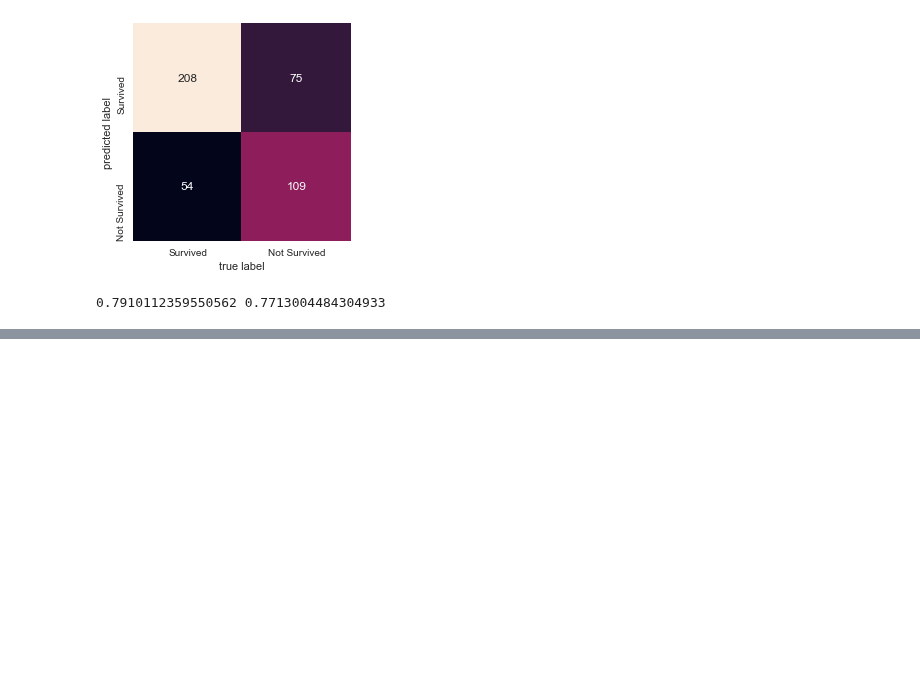
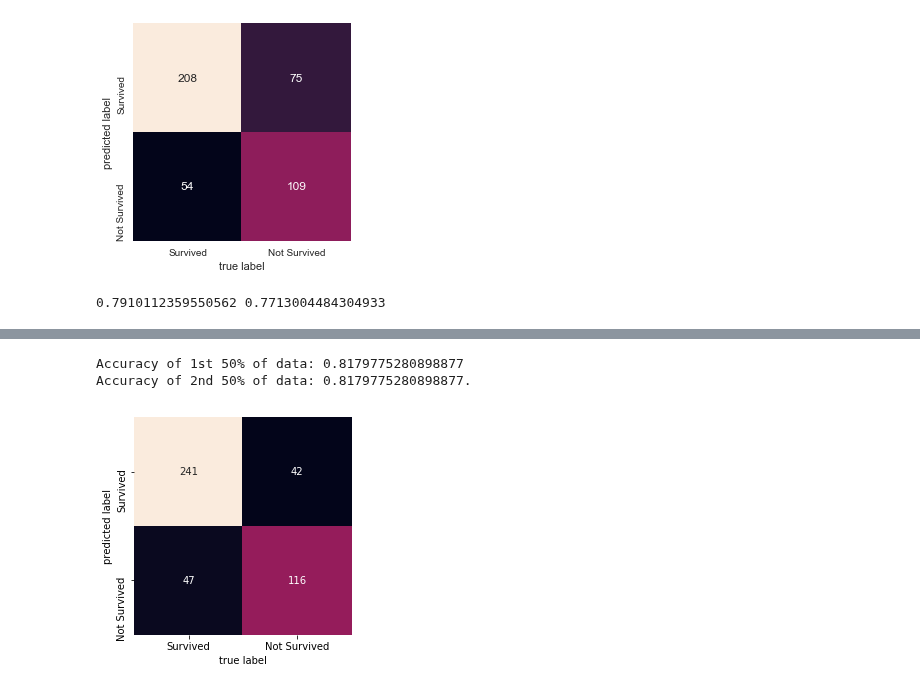
Before and after one commit to MateuszKonopelski/Kaggle, a Jupyter notebook: Project1_Titanic/Titanic_code.ipynb, the cells around one changed output, grey strips where cells are left out. Saved outputs shown, nothing was run; the diff lists cells and outputs as text; code cells hidden in the pictures; blank space fills up the shorter version.

Commit message:
Logistic Regression w/o hyperparametrs finished

```diff
--- a/Project1_Titanic/Titanic_code.ipynb
+++ b/Project1_Titanic/Titanic_code.ipynb
@@ -494,3 +539,15 @@ train_data.pivot_table('Survived', index=['Sex', 'Pclass'], columns='FamilySize'
+# %%
+# EXPORT DATA TO FILE IN RIGHT FORMAT + validate
+def export_prediction(model_name):
+    # build function to save model name as string
+    import inspect
+    def retrieve_name(var):
+        callers_local_vars = inspect.currentframe().f_back.f_locals.items()
+        return [var_name for var_name, var_val in callers_local_vars if var_val is var]
+    # to the actual export
+    dir = 'C:\\Users\\Lenovo\\PycharmProjects\\Kaggle\\Project1_Titanic\\predictions\\'
+    export_data = pd.concat((test_data['PassengerId'], pd.Series(model_name, name='Survived')), axis=1)
+    export_data.to_csv(dir + retrieve_name(model_name)[0] + '.csv', index=False)
 # %% [markdown]
 ### Gaussian Naive Bayes
 The biggest assumption of this method is independence of variables therefore using previous analysis we will see which coulmns are highly corelated to those that we predicted to have gighest influence on survival rate (Pclass, Title, AgeBuckets). It turns out only isCarbin is highly correlated Pclass and Sex with Title and isAlone. SibSp is highly correlatd with Parch therefore we will choose one of them: Parch. Embarked is correlated with Pclass but 16% we will leave. Therefore the features we will leave in the model are: Pclass, Parch, Embarked, Sex.
@@ -649,0 +690,16 @@ export_GaussianNB.to_csv(dir + 'export_GaussianNB8.csv', index=False)
+# %%
+# Logistic model with full dataset
+from sklearn.linear_model import LogisticRegression
+logReg1 = LogisticRegression()
+
+train_set = train_data.drop('FamilySize', axis=1)
+test_model(logReg1)
+
+# High accuracy for train set, therefore we will go with building a model on test set.
+logReg1.fit(train_set.drop('Survived', axis=1), train_set['Survived'])
+LogReg1_model = logReg1.predict(test_data.drop('PassengerId', axis=1))
+export_prediction(LogReg1_model)
+# %% [output]
+Accuracy of 1st 50% of data: 0.8179775280898877
+Accuracy of 2nd 50% of data: 0.8179775280898877.
+[figure, added]
```
Also changed, not shown: parts of 19 cells of this notebook.
